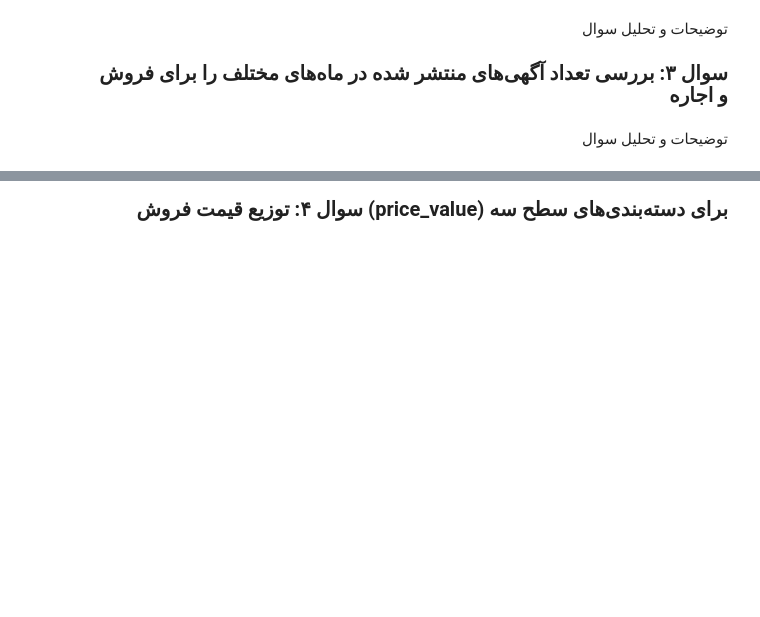
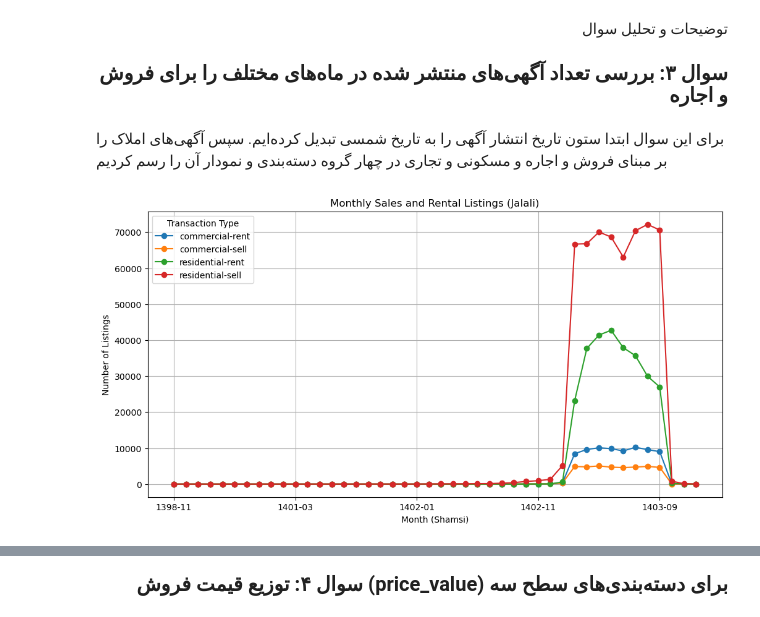
Before and after one commit to HeliaGh05/divar-group03-project, a Jupyter notebook: Notebooks/02_descriptive_statistics.ipynb, the cells around one changed output, grey strips where cells are left out. Cells and saved outputs as stored; diff of their text form; code cells hidden in the pictures; blank space fills up the shorter version.

```diff
--- a/Notebooks/02_descriptive_statistics.ipynb
+++ b/Notebooks/02_descriptive_statistics.ipynb
@@ -64,4 +61,48 @@ plt.show()
-# %% [markdown]
-<div dir="rtl" style="text-align:right; font-family:'Segoe UI','B Nazanin',Arial,sans-serif; font-size:15px; line-height:2;">
- توضیحات و تحلیل سوال
-</div>
+# %% [markdown]
+برای این سوال ابتدا ستون تاریخ انتشار آگهی را به تاریخ شمسی تبدیل کرده‌ایم. سپس آگهی‌های املاک را بر مبنای فروش و اجاره و مسکونی و تجاری در چهار گروه دسته‌بندی و نمودار آن را رسم کردیم
+# %%
+import jdatetime
+
+df = pd.read_csv("Divar.csv", low_memory=False)
+
+#  تبدیل تاریخ به شمسی
+df["created_at_month"] = pd.to_datetime(df["created_at_month"])
+
+df["created_at_month_shamsi"] = df["created_at_month"].apply(
+    lambda x: jdatetime.date.fromgregorian(date=x.date()).strftime("%Y-%m")
+    if pd.notnull(x)
+    else None
+)
+
+# گروه‌بندی
+monthly_counts = (
+    df[
+        df["cat2_slug"].isin(
+            [
+                "residential-sell",
+                "residential-rent",
+                "commercial-rent",
+                "commercial-sell",
+            ]
+        )
+    ]
+    .groupby(["created_at_month_shamsi", "cat2_slug"])
+    .size()
+    .unstack(fill_value=0)
+    .sort_index()
+)
+
+#print(monthly_counts)
+
+#  رسم نمودار
+monthly_counts.plot(kind="line", marker="o", figsize=(12, 6))
+
+plt.title("Monthly Sales and Rental Listings (Jalali)")
+plt.xlabel("Month (Shamsi)")
+plt.ylabel("Number of Listings")
+plt.grid(True)
+plt.legend(title="Transaction Type")
+
+plt.show()
+# %% [output]
+[figure, added]
```
Also changed, not shown: parts of 21 cells of this notebook, 7 other files.
